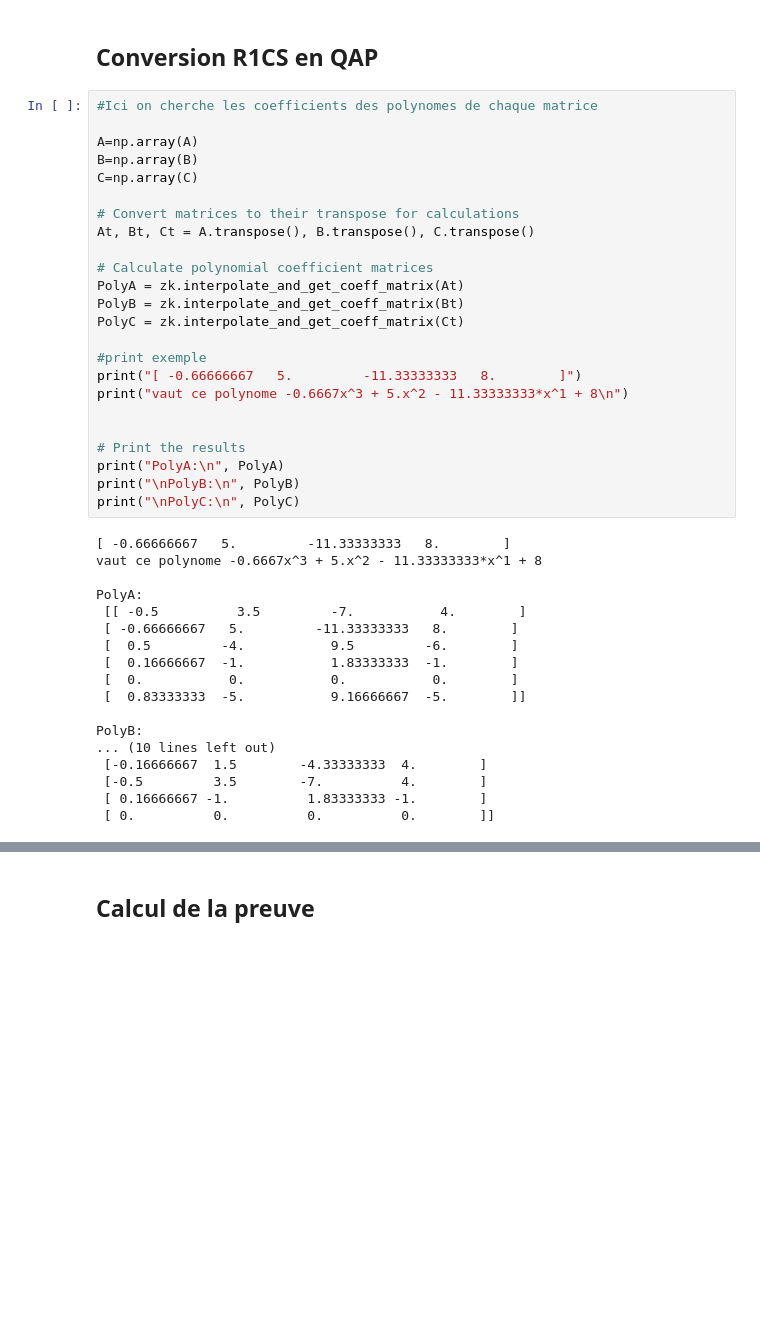
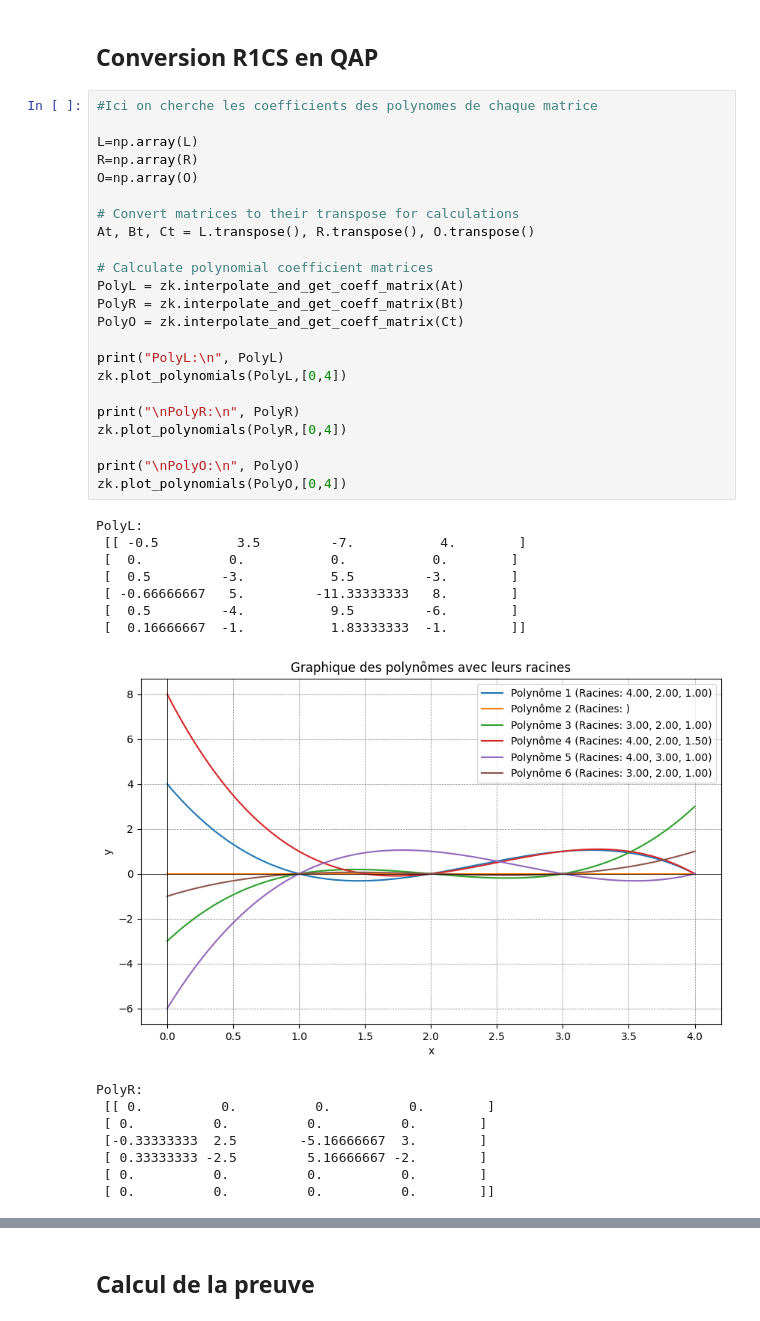
Before and after one commit to baptisteParpette/ZKP-research, a Jupyter notebook: First-ZkSNARK/Snark-R1CStoQAP.ipynb, the cells around one changed output, grey strips where cells are left out. Cells and saved outputs as stored; diff of their text form; blank space fills up the shorter version.

Commit message:
Debut redaction papier + plot snark

```diff
--- a/First-ZkSNARK/Snark-R1CStoQAP.ipynb
+++ b/First-ZkSNARK/Snark-R1CStoQAP.ipynb
@@ -110,42 +122,39 @@ A=
 # %%
 #Ici on cherche les coefficients des polynomes de chaque matrice
 
-A=np.array(A)
-B=np.array(B)
-C=np.array(C)
+L=np.array(L)
+R=np.array(R)
+O=np.array(O)
 
 # Convert matrices to their transpose for calculations
-At, Bt, Ct = A.transpose(), B.transpose(), C.transpose()
+At, Bt, Ct = L.transpose(), R.transpose(), O.transpose()
 
 # Calculate polynomial coefficient matrices
-PolyA = zk.interpolate_and_get_coeff_matrix(At)
-PolyB = zk.interpolate_and_get_coeff_matrix(Bt)
-PolyC = zk.interpolate_and_get_coeff_matrix(Ct)
+PolyL = zk.interpolate_and_get_coeff_matrix(At)
+PolyR = zk.interpolate_and_get_coeff_matrix(Bt)
+PolyO = zk.interpolate_and_get_coeff_matrix(Ct)
 
-#print exemple
-print("[ -0.66666667   5.         -11.33333333   8.        ]")
-print("vaut ce polynome -0.6667x^3 + 5.x^2 - 11.33333333*x^1 + 8\n")
+print("PolyL:\n", PolyL)
+zk.plot_polynomials(PolyL,[0,4])
 
+print("\nPolyR:\n", PolyR)
+zk.plot_polynomials(PolyR,[0,4])
 
-# Print the results
-print("PolyA:\n", PolyA)
-print("\nPolyB:\n", PolyB)
-print("\nPolyC:\n", PolyC)
+print("\nPolyO:\n", PolyO)
+zk.plot_polynomials(PolyO,[0,4])
 # %% [output]
-[ -0.66666667   5.         -11.33333333   8.        ]
-vaut ce polynome -0.6667x^3 + 5.x^2 - 11.33333333*x^1 + 8
-
-PolyA:
+PolyL:
  [[ -0.5          3.5         -7.           4.        ]
+ [  0.           0.           0.           0.        ]
+ [  0.5         -3.           5.5         -3.        ]
  [ -0.66666667   5.         -11.33333333   8.        ]
  [  0.5         -4.           9.5         -6.        ]
- [  0.16666667  -1.           1.83333333  -1.        ]
- [  0.           0.           0.           0.        ]
- [  0.83333333  -5.           9.16666667  -5.        ]]
-
-PolyB:
-... (10 lines left out)
- [-0.16666667  1.5        -4.33333333  4.        ]
- [-0.5         3.5        -7.          4.        ]
- [ 0.16666667 -1.          1.83333333 -1.        ]
- [ 0.          0.          0.          0.        ]]
+ [  0.16666667  -1.           1.83333333  -1.        ]]
+[figure, added]
+PolyR:
+ [[ 0.          0.          0.          0.        ]
+ [ 0.          0.          0.          0.        ]
+ [-0.33333333  2.5        -5.16666667  3.        ]
+ [ 0.33333333 -2.5         5.16666667 -2.        ]
+ [ 0.          0.          0.          0.        ]
+ [ 0.          0.          0.          0.        ]]
```
Also changed, not shown: parts of 8 cells of this notebook, 2 other files.
